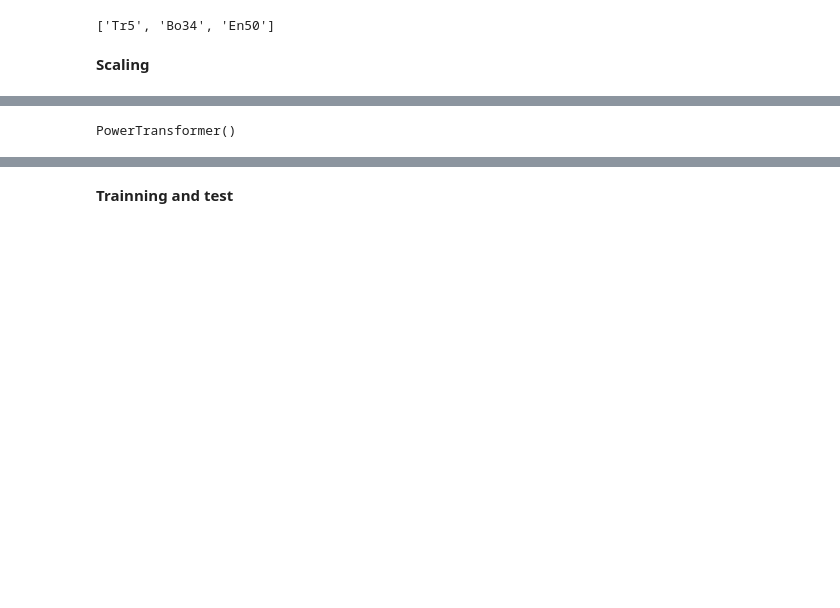
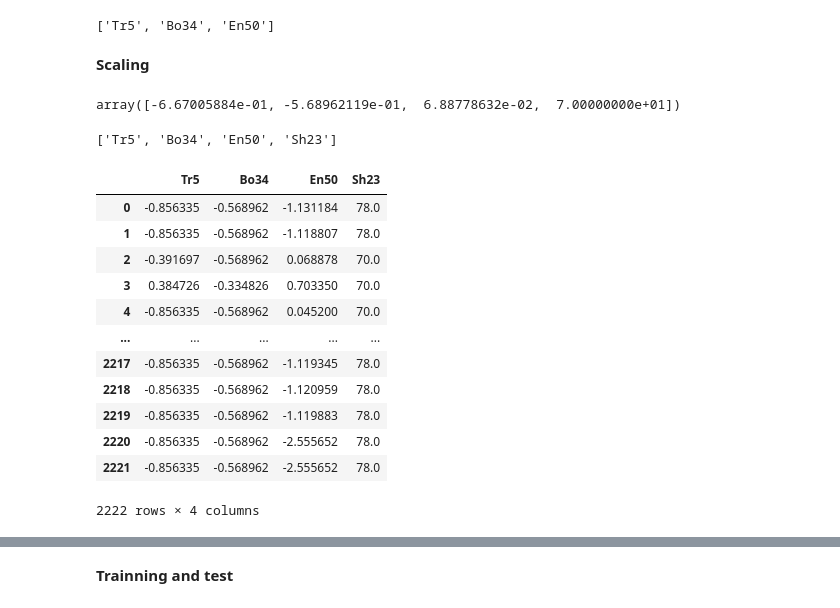
Before and after one commit to eluqm/AnomalyDetection, a Jupyter notebook: notebook426413b150.ipynb, the cells around one changed output, grey strips where cells are left out. Drawn from its saved outputs; the diff is of its cells as text; code cells hidden in the pictures; blank space fills up the shorter version.

```diff
--- a/notebook426413b150.ipynb
+++ b/notebook426413b150.ipynb
@@ -385,8 +389,32 @@ preprocessor = ColumnTransformer(
 
 X_train_trans = preprocessor.fit_transform(X_train)
 #y_train_trans = scaler2.fit_transform(y_train.to_frame())
+# %%
+X_train_trans[12]
+# %% [output]
+array([-6.67005884e-01, -5.68962119e-01,  6.88778632e-02,  7.00000000e+01])
+# %%
+ls+['Sh23']
+# %% [output]
+['Tr5', 'Bo34', 'En50', 'Sh23']
 # %%
-X_train_trans=pd.DataFrame(X_train_trans, columns = X_train.columns)
+X_train_trans=pd.DataFrame(X_train_trans, columns = ls+['Sh23'])
+# %%
+X_train_trans
+# %% [output]
+|  | Tr5 | Bo34 | En50 | Sh23 |
+| 0 | -0.856335 | -0.568962 | -1.131184 | 78.0 |
+| 1 | -0.856335 | -0.568962 | -1.118807 | 78.0 |
+| 2 | -0.391697 | -0.568962 | 0.068878 | 70.0 |
+| 3 | 0.384726 | -0.334826 | 0.703350 | 70.0 |
+| 4 | -0.856335 | -0.568962 | 0.045200 | 70.0 |
+| ... | ... | ... | ... | ... |
+| 2217 | -0.856335 | -0.568962 | -1.119345 | 78.0 |
+| 2218 | -0.856335 | -0.568962 | -1.120959 | 78.0 |
+| 2219 | -0.856335 | -0.568962 | -1.119883 | 78.0 |
+| 2220 | -0.856335 | -0.568962 | -2.555652 | 78.0 |
+| 2221 | -0.856335 | -0.568962 | -2.555652 | 78.0 |
+2222 rows × 4 columns
 # %%
 for i in num_cols:
     num_summary(X_train_trans,i)
@@ -397,8 +425,17 @@ for i in num_cols:
 [interactive output not drawn]
 # %%
 from sklearn.preprocessing import PowerTransformer
-pt = PowerTransformer(method='yeo-johnson',standardize=True)
+#pt = PowerTransformer(method='yeo-johnson',standardize=True)
 #pt2 = PowerTransformer(method='yeo-johnson',standardize=True)
-pt.fit(X_train)
+standard_transformer_pow = Pipeline(steps=[
+        ('power', PowerTransformer(method='yeo-johnson',standardize=True))])
+
+preprocessor_pow = ColumnTransformer(
+        remainder='passthrough', #passthough features not listed
+        transformers=[
+            ('pow', standard_transformer_pow , ls)
+        ])
+
+
+X_train_power = preprocessor_pow.fit_transform(X_train)
+#pt.fit(X_train)
-# %% [output]
-PowerTransformer()
```
Also changed, not shown: parts of 23 cells of this notebook.
